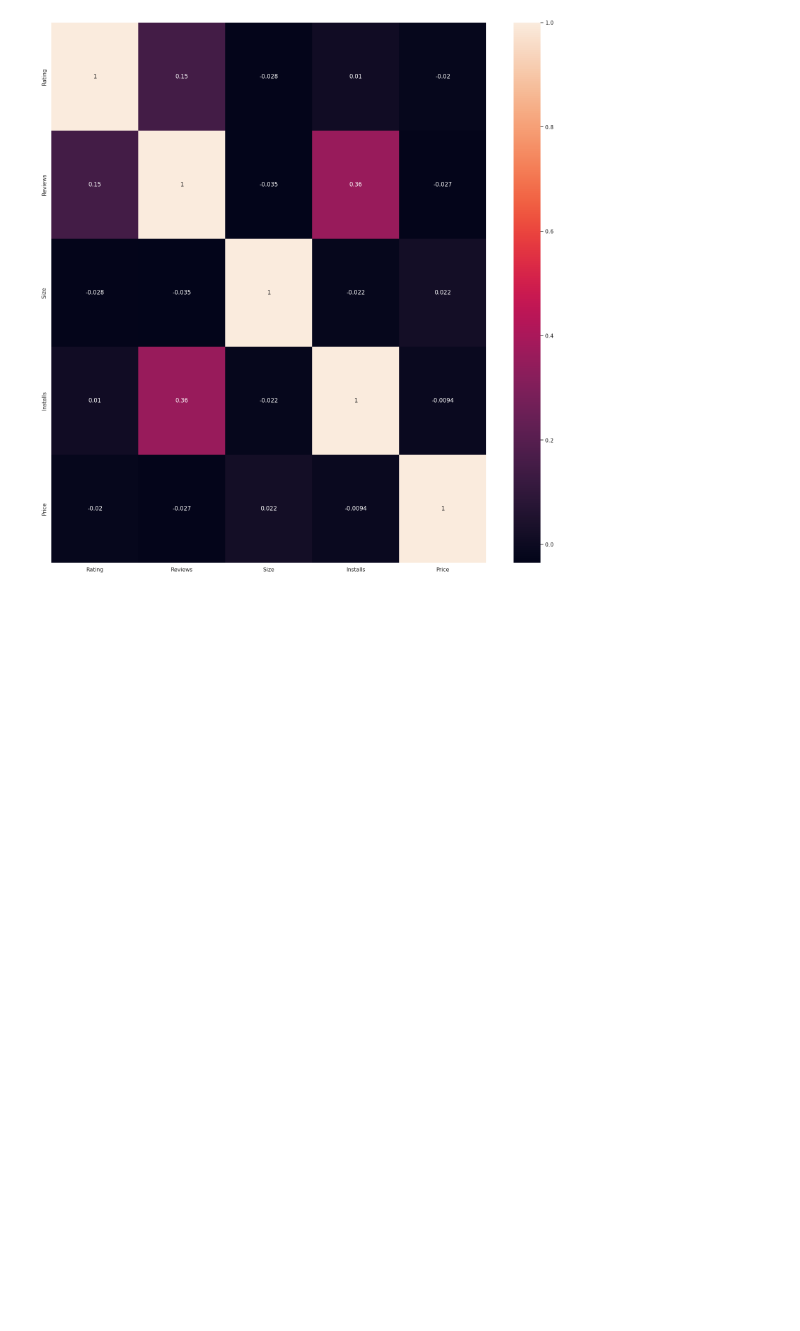
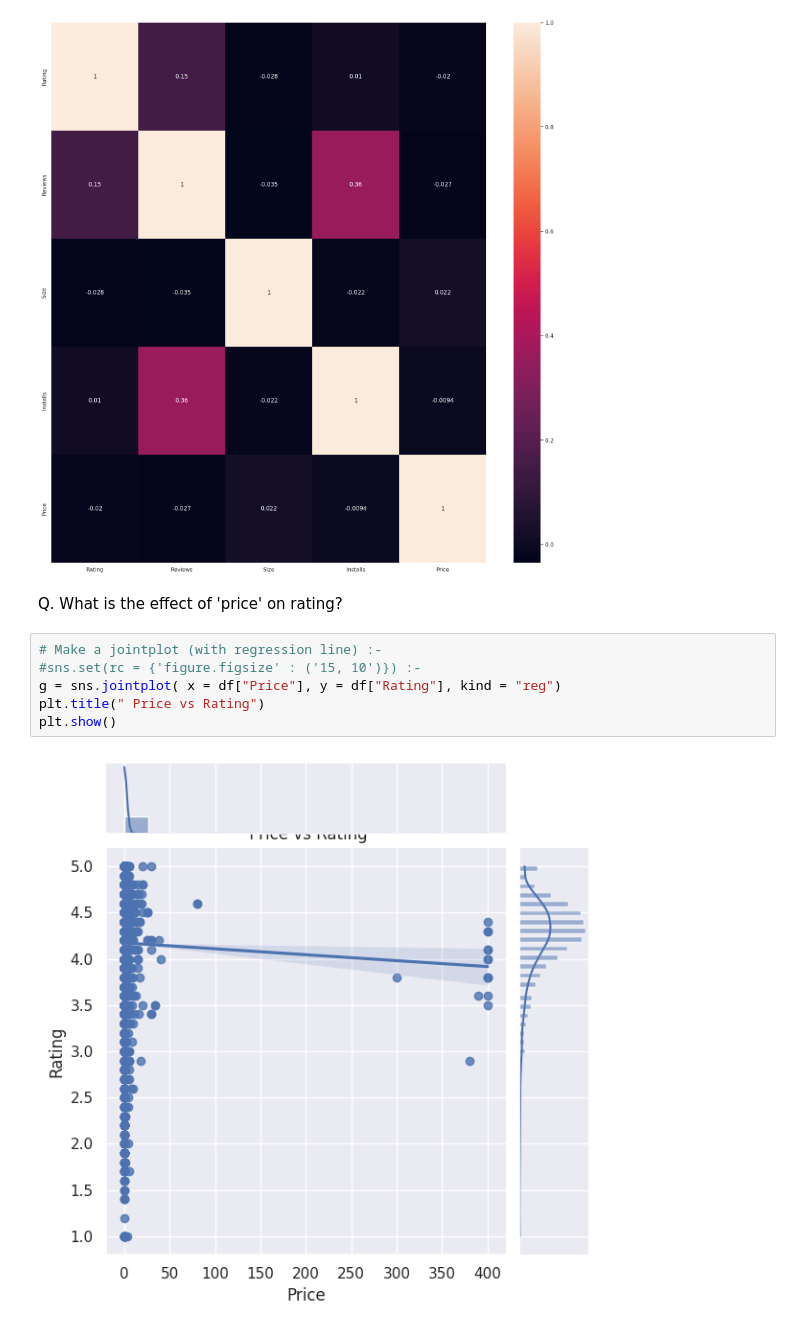
Before and after one commit to VishalKamde/EDA-PROJECT, a Jupyter notebook: Play_Store_App_Review_Analysis_Capstone_Project_Vishal_Kamde.ipynb, the cells around one changed output. Drawn from its saved outputs; the diff is of its cells as text; blank space fills up the shorter version.

```diff
--- a/Play_Store_App_Review_Analysis_Capstone_Project_Vishal_Kamde.ipynb
+++ b/Play_Store_App_Review_Analysis_Capstone_Project_Vishal_Kamde.ipynb
@@ -1116,3 +1121,13 @@ sns.heatmap(df.corr(), annot = True)
 plt.show()
 # %% [output]
 [figure]
+# %% [markdown]
+Q. What is the effect of 'price' on rating?
+# %%
+# Make a jointplot (with regression line) :-
+#sns.set(rc = {'figure.figsize' : ('15, 10')}) :-
+g = sns.jointplot( x = df["Price"], y = df["Rating"], kind = "reg")
+plt.title(" Price vs Rating")
+plt.show()
+# %% [output]
+[figure, added]
```
Also changed, not shown: parts of 4 cells of this notebook.
